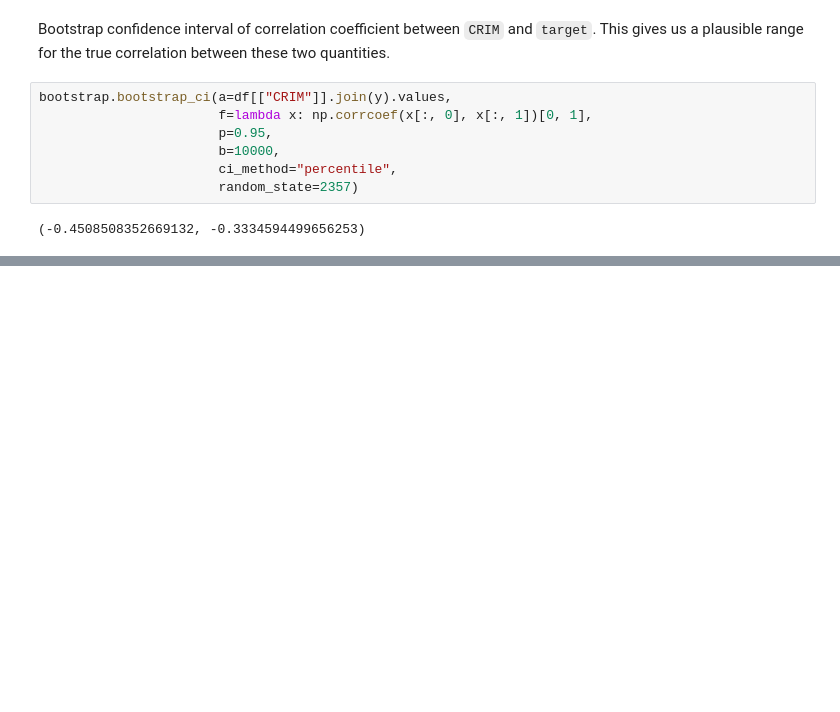
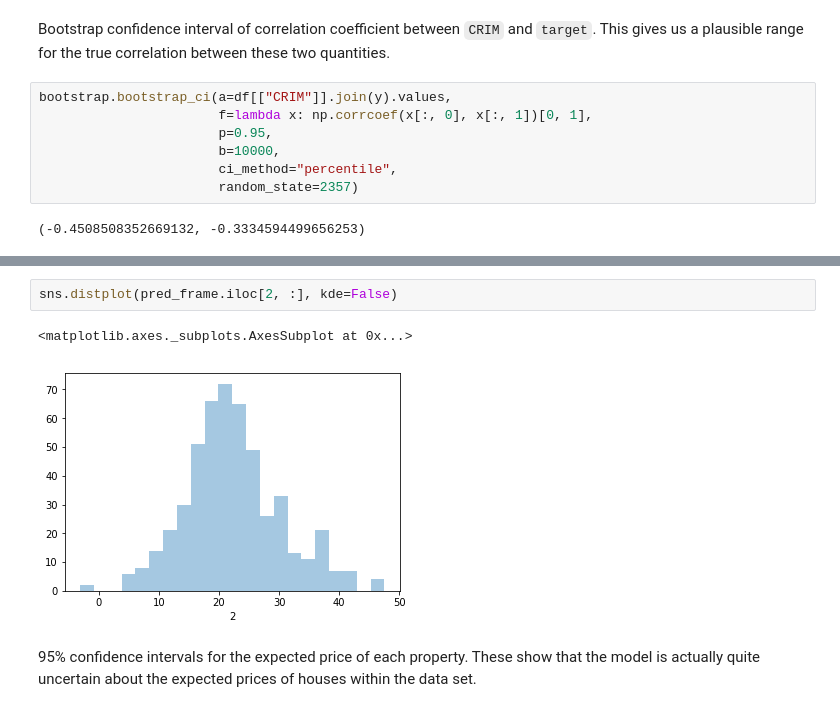
Before and after one commit to jmichuda/resample, a Jupyter notebook: doc/resample.ipynb, the cells around one changed output, grey strips where cells are left out. Drawn from its saved outputs; the diff is of its cells as text; blank space fills up the shorter version.

```diff
--- a/doc/resample.ipynb
+++ b/doc/resample.ipynb
@@ -450,0 +499,7 @@ bootstrap.bootstrap_ci(a=df[["CRIM"]].join(y).values,
+# %%
+sns.distplot(pred_frame.iloc[2, :], kde=False)
+# %% [output]
+<matplotlib.axes._subplots.AxesSubplot at 0x...>
+[figure, added]
+# %% [markdown]
+95% confidence intervals for the expected price of each property.  These show that the model is actually quite uncertain about the expected prices of houses within the data set.
```
Also changed, not shown: parts of 35 cells of this notebook.
